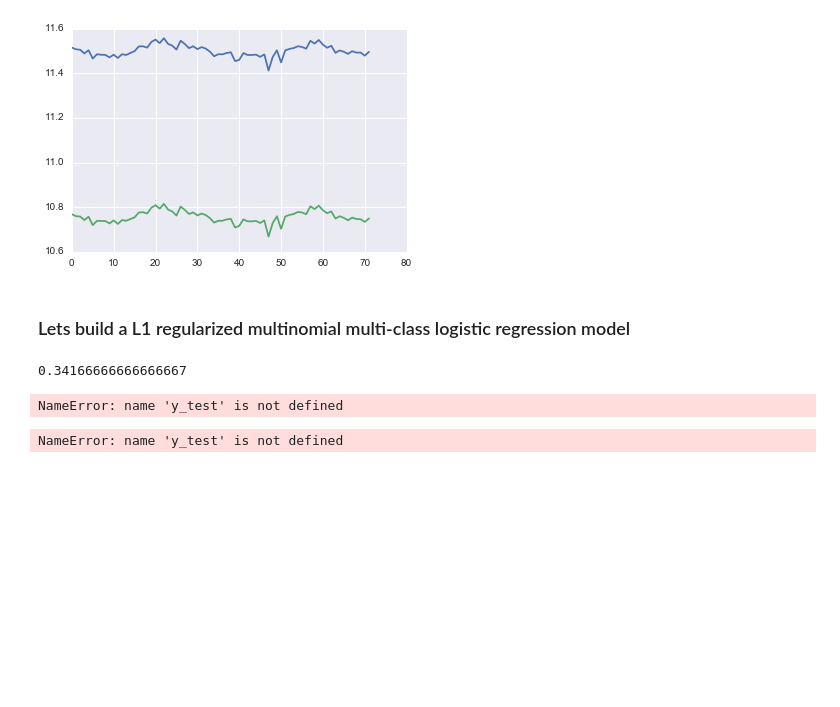
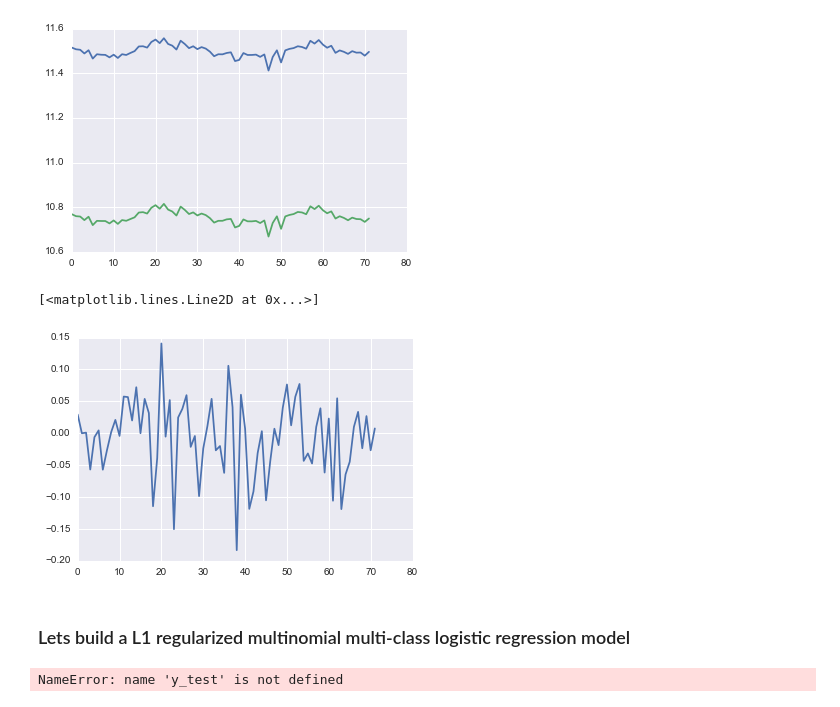
Before and after one commit to fdamani/neural_decoding_macaque_visual_graf2011, a Jupyter notebook: src/notebooks/data_processing_with_tuning_curves.ipynb, the cells around one changed output. Saved outputs shown, nothing was run; the diff lists cells and outputs as text; code cells hidden in the pictures; blank space fills up the shorter version.

```diff
--- a/src/notebooks/data_processing_with_tuning_curves.ipynb
+++ b/src/notebooks/data_processing_with_tuning_curves.ipynb
@@ -269,6 +345,11 @@ Xtest = x_test.reshape(x_test.shape[0] * x_test.shape[1], x_test.shape[2])
 
 Ytrain = np.repeat(np.arange(72), x_train.shape[1])
 Ytest = np.repeat(np.arange(72), x_test.shape[1])
+# %%
+plt.plot(lr.coef_[:,0])
+# %% [output]
+[<matplotlib.lines.Line2D at 0x...>]
+[figure, added]
 # %% [markdown]
 ### Lets build a L1 regularized multinomial multi-class logistic regression model
 # %%
@@ -297,14 +378,6 @@ def evaluate_one_versus_all(y_test, scores):
     plt.scatter(np.arange(72),aucs)
     plt.xlabel('class')
     plt.ylabel('auc')
-# %%
-sklearn.metrics.accuracy_score(labels_test, Ytest)
-# %% [output]
-0.34166666666666667
-# %%
-evaluate_one_versus_all(y_test, scores_test)
-# %% [output]
-NameError: name 'y_test' is not defined
 # %%
 def evaluate_one_versus_one(y_test, scores, delta):
     '''AUC scores for one class versus one class on test data across all classes
```
Also changed, not shown: parts of 78 cells of this notebook.
